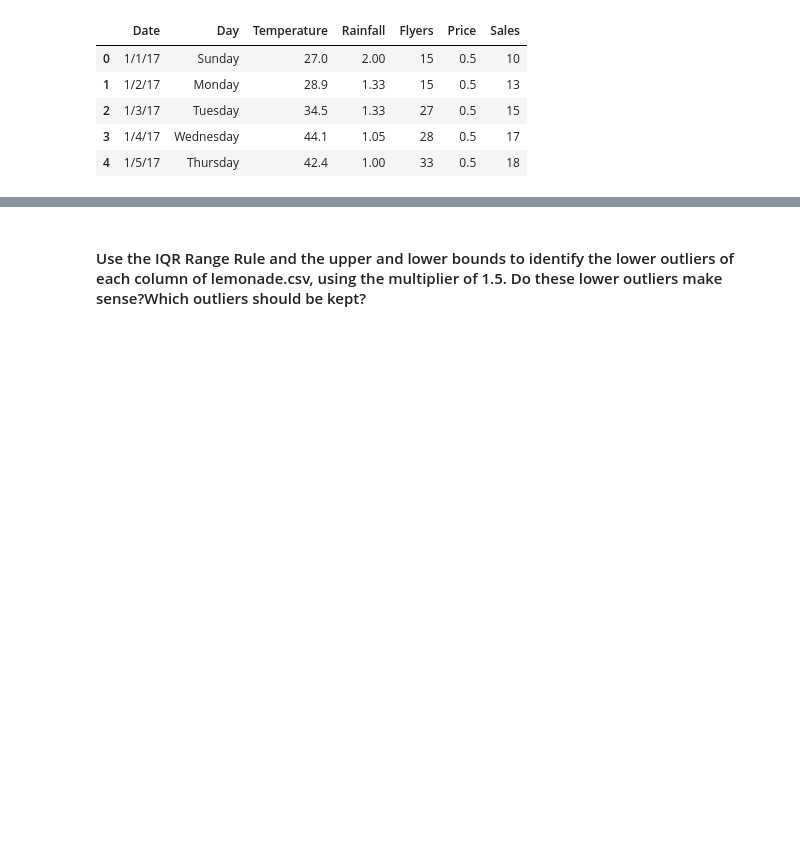
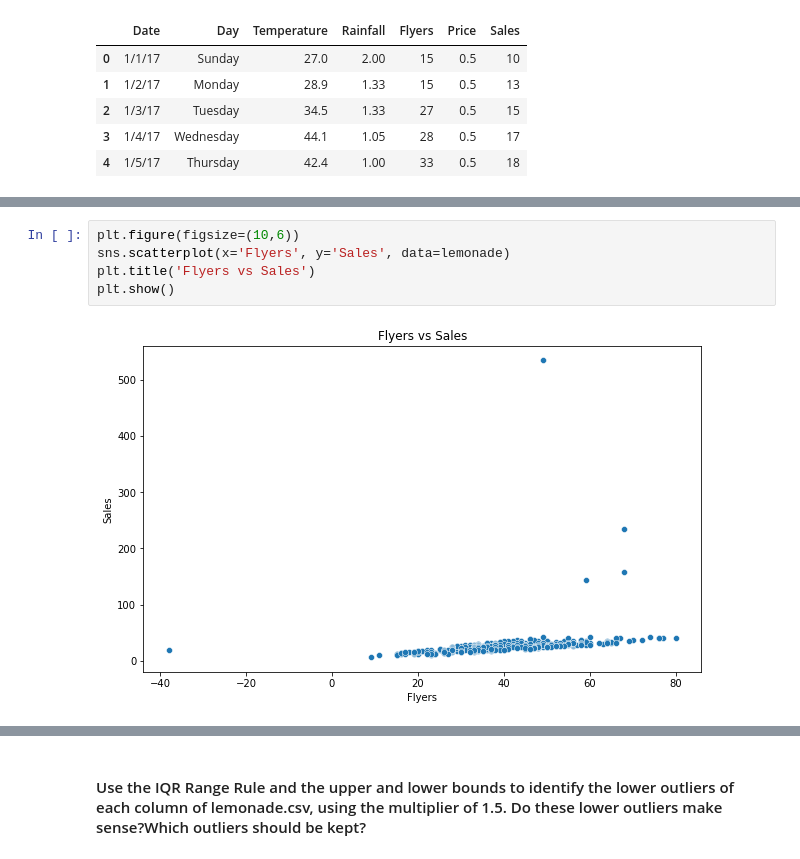
Before and after one commit to jeffakins/anomaly-detection-exercises, a Jupyter notebook: continuous_probabilistic_methods.ipynb, the cells around one changed output, grey strips where cells are left out. Saved outputs shown, nothing was run; the diff lists cells and outputs as text; blank space fills up the shorter version.

```diff
--- a/continuous_probabilistic_methods.ipynb
+++ b/continuous_probabilistic_methods.ipynb
@@ -20,0 +41,7 @@ lemonade.head()
+# %%
+plt.figure(figsize=(10,6))
+sns.scatterplot(x='Flyers', y='Sales', data=lemonade)
+plt.title('Flyers vs Sales')
+plt.show()
+# %% [output]
+[figure, added]
```
Also changed, not shown: parts of 7 cells of this notebook, 2 other files.
